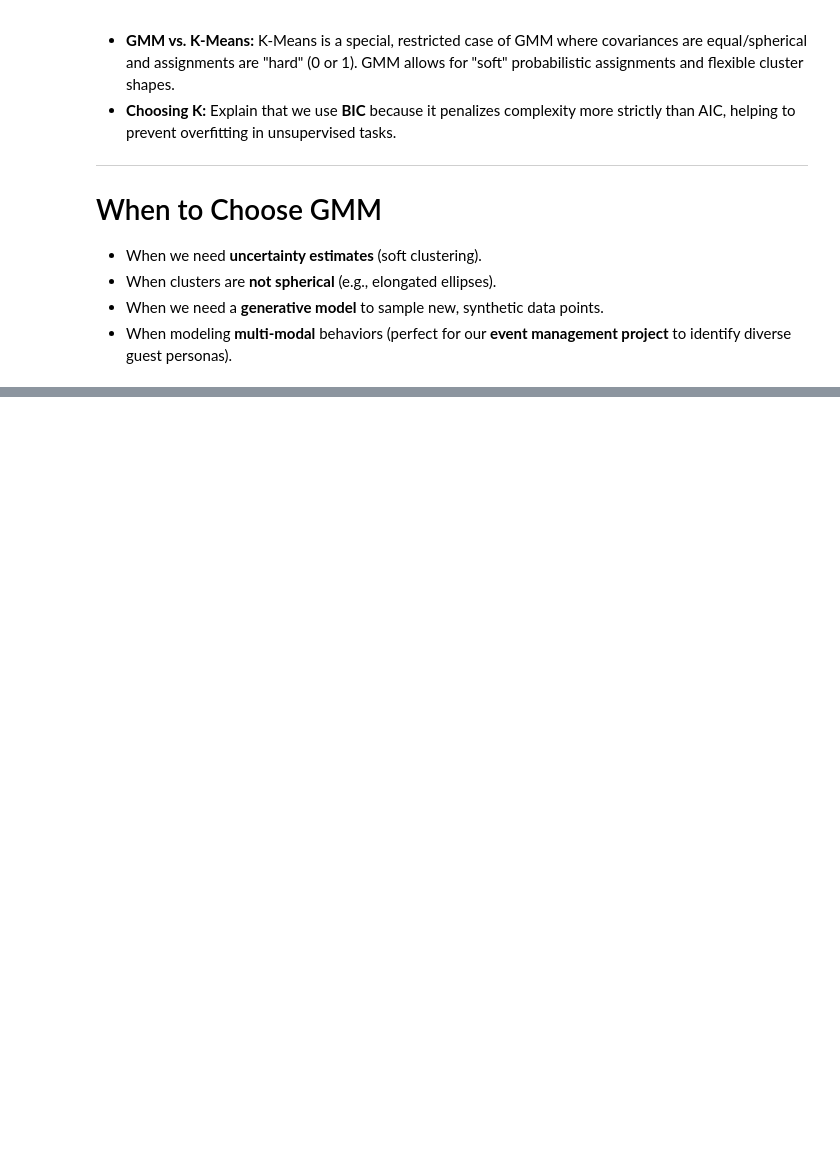
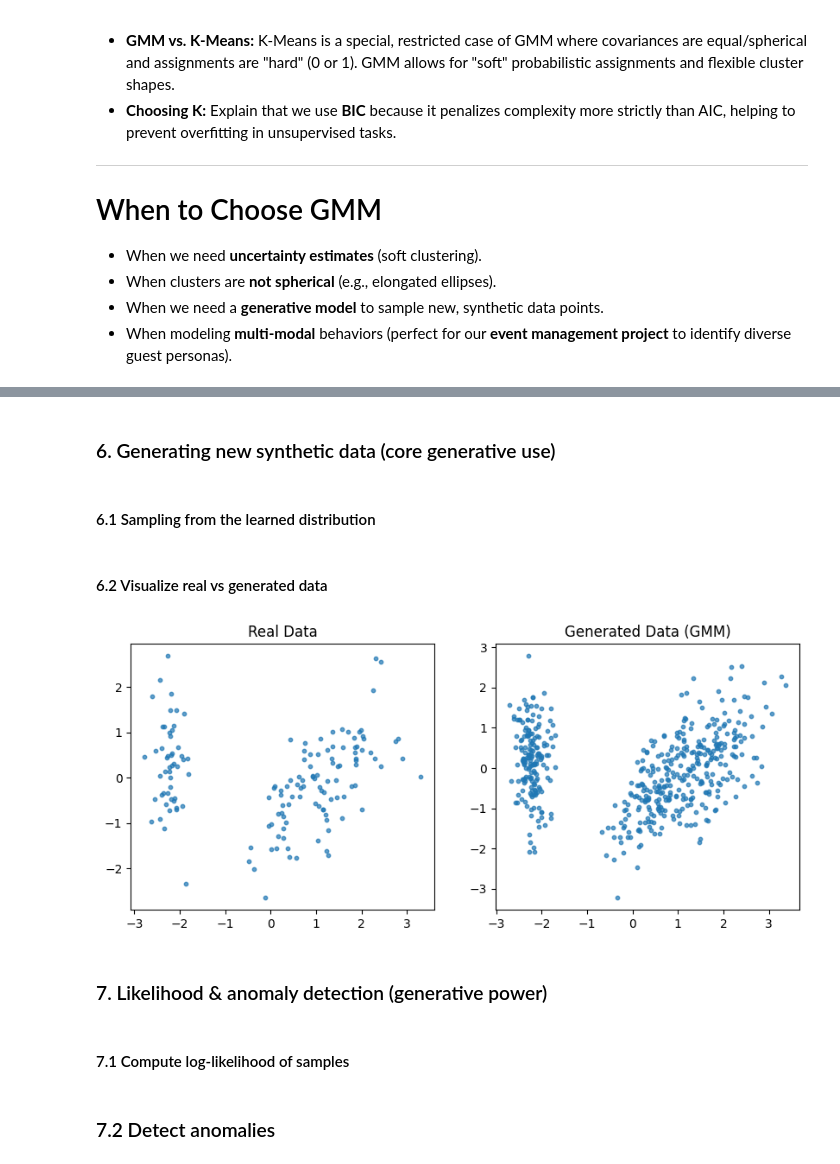
Before and after one commit to SajidurCodes/ML-Model-Zoo, a Jupyter notebook: Unsupervised Learning/GMM.ipynb, the cells around one changed output, grey strips where cells are left out. Saved outputs shown, nothing was run; the diff lists cells and outputs as text; code cells hidden in the pictures; blank space fills up the shorter version.

Commit message:
GMM as Generative model Added

```diff
--- a/Unsupervised Learning/GMM.ipynb
+++ b/Unsupervised Learning/GMM.ipynb
@@ -277,0 +391,38 @@ Finding the right number of components ($K$) is a balancing act between underfit
+# %% [markdown]
+### 6. Generating new synthetic data (core generative use)
+# %% [markdown]
+#### 6.1 Sampling from the learned distribution
+# %%
+X_gen, component_ids = gmm.sample(500)
+
+# X_gen: newly generated samples
+
+# component_ids: which Gaussian generated each point
+# %% [markdown]
+#### 6.2 Visualize real vs generated data
+# %%
+# Generated samples follow the same multi-modal structure as real data.
+
+from sklearn.decomposition import PCA
+
+pca = PCA(n_components=2)
+X_real_2d = pca.fit_transform(X_scaled)
+X_gen_2d = pca.transform(X_gen)
+
+plt.figure(figsize=(10,4))
+
+plt.subplot(1,2,1)
+plt.title("Real Data")
+plt.scatter(X_real_2d[:,0], X_real_2d[:,1], s=10, alpha=0.7)
+
+plt.subplot(1,2,2)
+plt.title("Generated Data (GMM)")
+plt.scatter(X_gen_2d[:,0], X_gen_2d[:,1], s=10, alpha=0.7)
+
+plt.show()
+# %% [output]
+[figure, added]
+# %% [markdown]
+### 7. Likelihood & anomaly detection (generative power)
+# %% [markdown]
+#### 7.1 Compute log-likelihood of samples
@@ -277,0 +436,2 @@ Finding the right number of components ($K$) is a balancing act between underfit
+# %% [markdown]
+### 7.2 Detect anomalies
```
Also changed, not shown: parts of 15 cells of this notebook.
